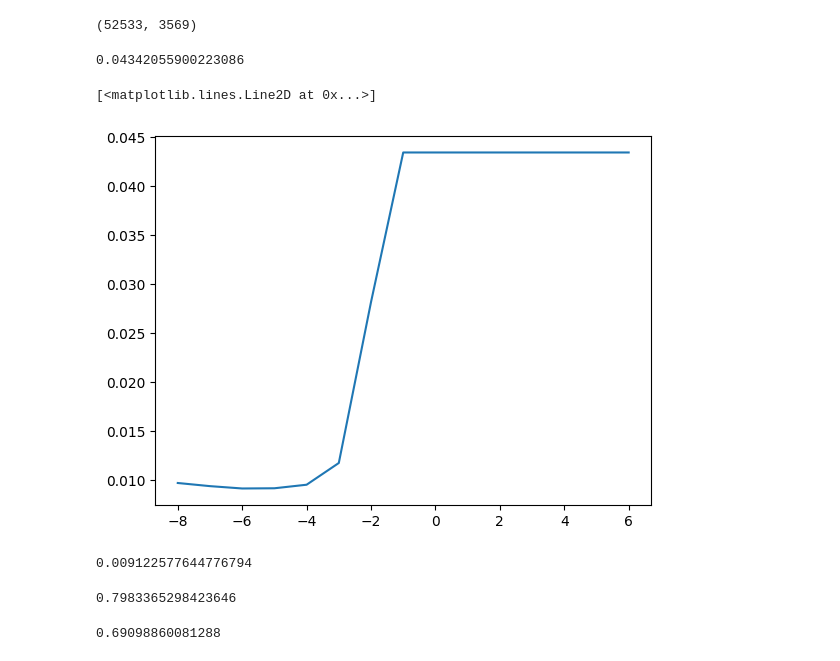
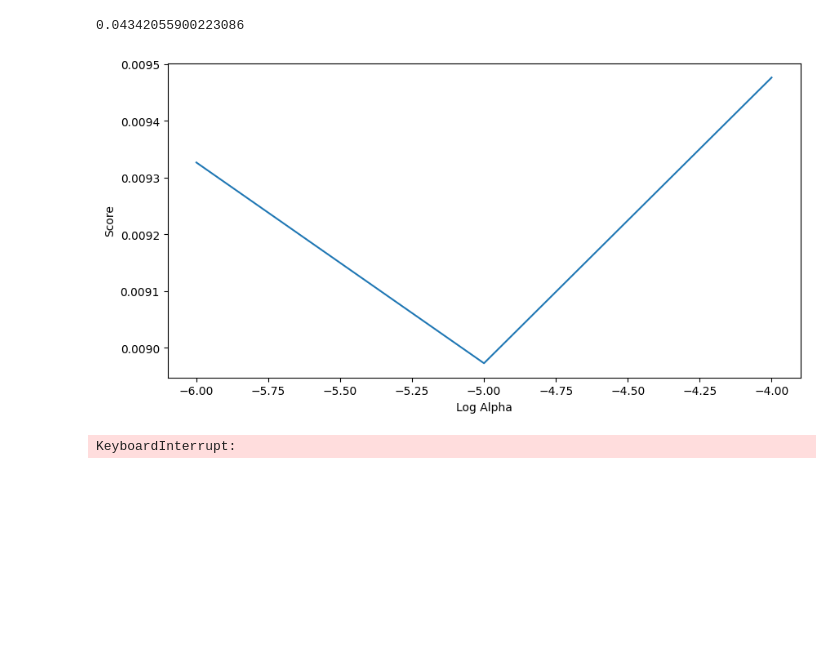
Before and after one commit to jd3boots/DS9000---Group-Project, a Jupyter notebook: lasso.ipynb, the cells around one changed output. Saved outputs shown, nothing was run; the diff lists cells and outputs as text; code cells hidden in the pictures; blank space fills up the shorter version.

```diff
--- a/lasso.ipynb
+++ b/lasso.ipynb
@@ -12,11 +45,32 @@ from sklearn.metrics import mean_squared_error
 # %%
-data = pd.read_csv('data_4.csv')
+data = pd.read_csv('data.csv')
+
+data['Month'] = pd.DatetimeIndex(data['REF_DATE']).month
 
 data = data.drop(['REF_DATE'], axis=1)
-data = pd.get_dummies(data, columns=['GEO', 'Category', 'Farm products', 'CattleType'], drop_first=False)
+data = pd.get_dummies(data, columns=['GEO', 'Category', 'Farm products', 'CattleType', 'Month'], drop_first=False)
 
 y = data.YoY_change_1
 X = data.drop(columns=['YoY_change_1'])
+
+
+first_cat = np.where(X.columns == 'GEO_Alberta')[0][0]
+cat_columns = X.columns[first_cat:]
+num_columns = X.columns[:first_cat]
+
+interaction_columns = [X]
+interaction_names = X.columns.to_list()
+
+for cat in cat_columns:
+    for num in num_columns:
+        interaction_term = X[cat] * X[num]
+        interaction_term_name = f'{cat}_x_{num}'
+        interaction_columns.append(interaction_term)
+        interaction_names.append(interaction_term_name)
+
+X = pd.concat(interaction_columns, axis=1)
+X.columns = interaction_names
+
 
 print(X.shape, y.shape)
 
@@ -59,7 +98,3 @@ all_data = all_quad_interact.transform(Xtrain)
-# %%
-all_data.shape
-# %% [output]
-(52533, 3569)
 # %%
 all_Standard = Standardize.fit(all_data, ytrain)
 all_scores = cross_val_score(all_Standard, all_data, ytrain, cv=10, scoring='neg_mean_squared_error')
@@ -77,39 +112,28 @@ print(-np.mean(all_scores))
 # %% [output]
 0.04342055900223086
 # %%
-alphas = [np.exp(i) for i in range(-8,6+1)]
-
+alphas = [np.exp(i) for i in range(-6,0)]
 scores = []
 
-for alpha in alphas:
-    RidgeModel = Pipeline([('scaling', StandardScaler()),
-                            ('ridge_reg', Lasso(alpha = alpha))])
-    RidgeModel = RidgeModel.fit(all_data, ytrain)
-    scores.append(-np.mean(cross_val_score(RidgeModel, all_data, ytrain, cv=10, scoring='neg_mean_squared_error')))
+for i, alpha in enumerate(alphas):
+    RidgeModel = Pipeline([('scaling', StandardScaler()), ('ridge_reg', Lasso(alpha = alpha))])
+    RidgeModel = RidgeModel.fit(Xtrain, ytrain)
+    scores.append(-np.mean(cross_val_score(RidgeModel, Xtrain, ytrain, cv=2, scoring='neg_mean_squared_error')))
 
-plt.plot(np.log(alphas), scores)
+    clear_output(wait=True)
+    plt.figure(figsize=(10, 5))
+    plt.plot(np.log(alphas[:(i + 1)]), scores)
+    plt.xlabel('Log Alpha')
+    plt.ylabel('Score')
+    plt.show()
 # %% [output]
+[figure, new version]
-[<matplotlib.lines.Line2D at 0x...>]
+KeyboardInterrupt:
-[figure, old version]
 # %%
 StandardizeRidge = Pipeline([
     ('scaling', StandardScaler()),
-    ('ridge', Lasso(alpha=np.exp(-6)))])
+    ('ridge', Lasso(alpha=np.exp(-5)))])
 
-lasso = StandardizeRidge.fit(all_data, ytrain)
-all_scores = cross_val_score(lasso, all_data, ytrain, cv=3, scoring='neg_mean_squared_error')
-
-print(-np.mean(all_scores))
+lasso = StandardizeRidge.fit(Xtrain, ytrain)
-# %% [output]
-0.009122577644776794
-# %%
-lasso.score(all_data, ytrain)
-# %% [output]
-0.7983365298423646
-# %%
-test_quad = all_quad_interact.transform(Xtest)
-lasso.score(test_quad, ytest)
-# %% [output]
-0.69098860081288
 # %%
 beta_indexes = [i for i, x in enumerate(lasso[1].coef_) if x != 0.0]
```
Also changed, not shown: parts of 7 cells of this notebook, 15 other files.
